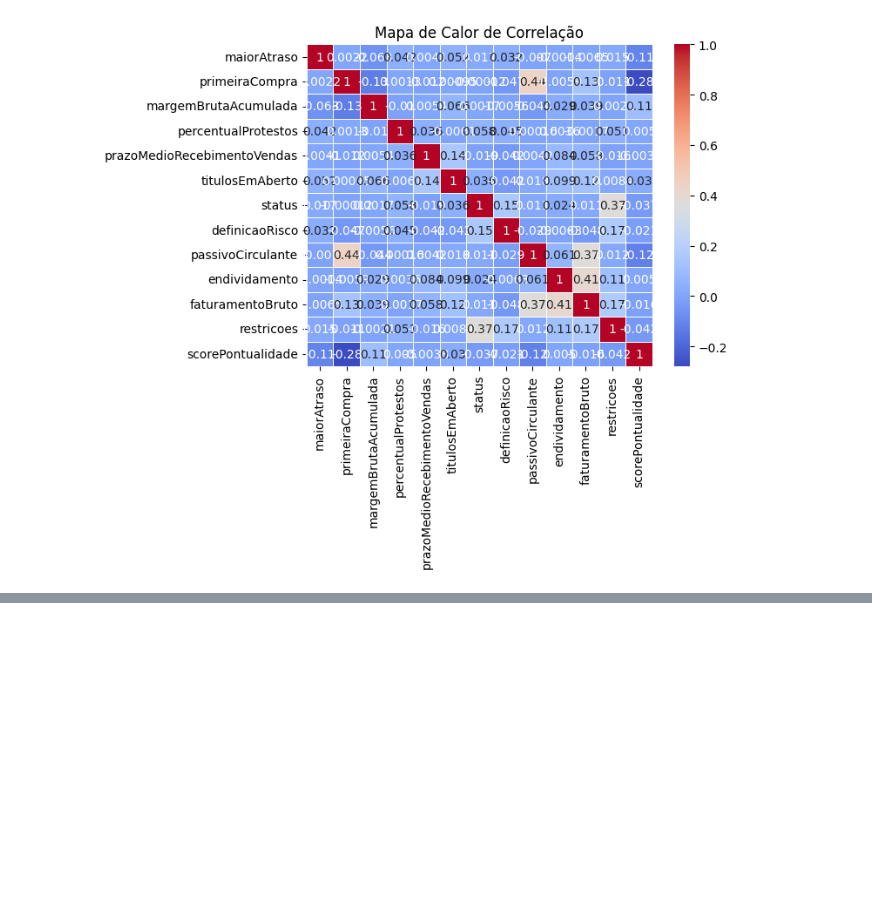
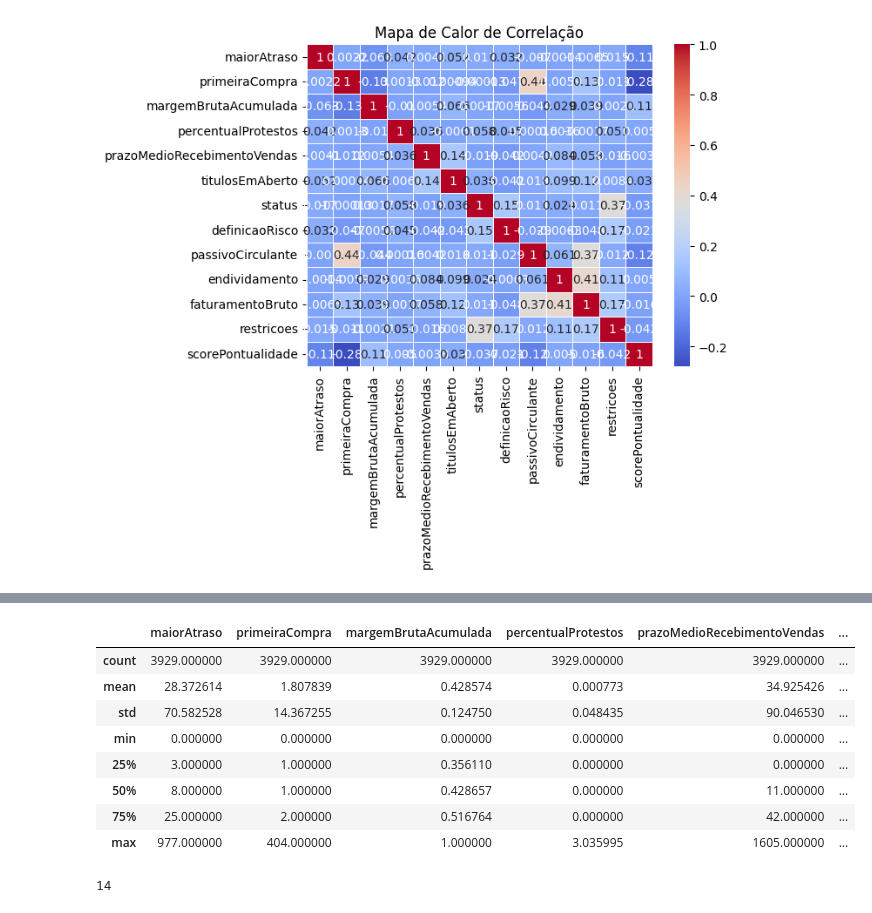
Before and after one commit to melissaoli07/rpmoney-consultoria, a Jupyter notebook: rpmoney_consultoria.ipynb, the cells around one changed output, grey strips where cells are left out. Drawn from its saved outputs; the diff is of its cells as text; code cells hidden in the pictures; blank space fills up the shorter version.

```diff
--- a/rpmoney_consultoria.ipynb
+++ b/rpmoney_consultoria.ipynb
@@ -339,0 +372,16 @@ plt.show()
+# %%
+df.describe()
+# %% [output]
+|  | maiorAtraso | primeiraCompra | margemBrutaAcumulada | percentualProtestos | prazoMedioRecebimentoVendas | ... |
+| count | 3929.000000 | 3929.000000 | 3929.000000 | 3929.000000 | 3929.000000 | ... |
+| mean | 28.372614 | 1.807839 | 0.428574 | 0.000773 | 34.925426 | ... |
+| std | 70.582528 | 14.367255 | 0.124750 | 0.048435 | 90.046530 | ... |
+| min | 0.000000 | 0.000000 | 0.000000 | 0.000000 | 0.000000 | ... |
+| 25% | 3.000000 | 1.000000 | 0.356110 | 0.000000 | 0.000000 | ... |
+| 50% | 8.000000 | 1.000000 | 0.428657 | 0.000000 | 11.000000 | ... |
+| 75% | 25.000000 | 2.000000 | 0.516764 | 0.000000 | 42.000000 | ... |
+| max | 977.000000 | 404.000000 | 1.000000 | 3.035995 | 1605.000000 | ... |
+# %%
+df.shape[1]
+# %% [output]
+14
```
Also changed, not shown: parts of 10 cells of this notebook.
